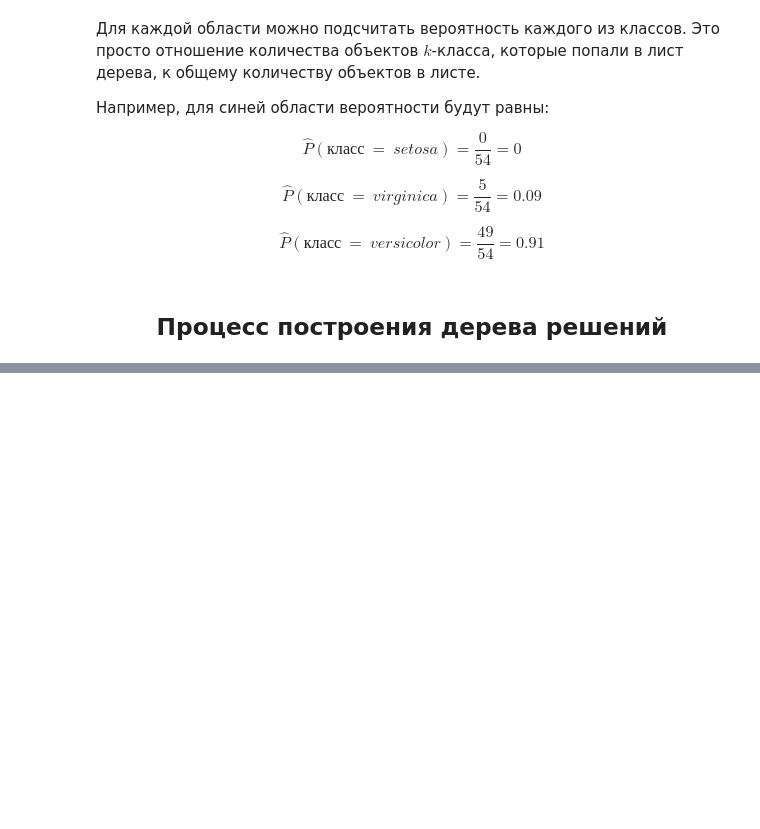
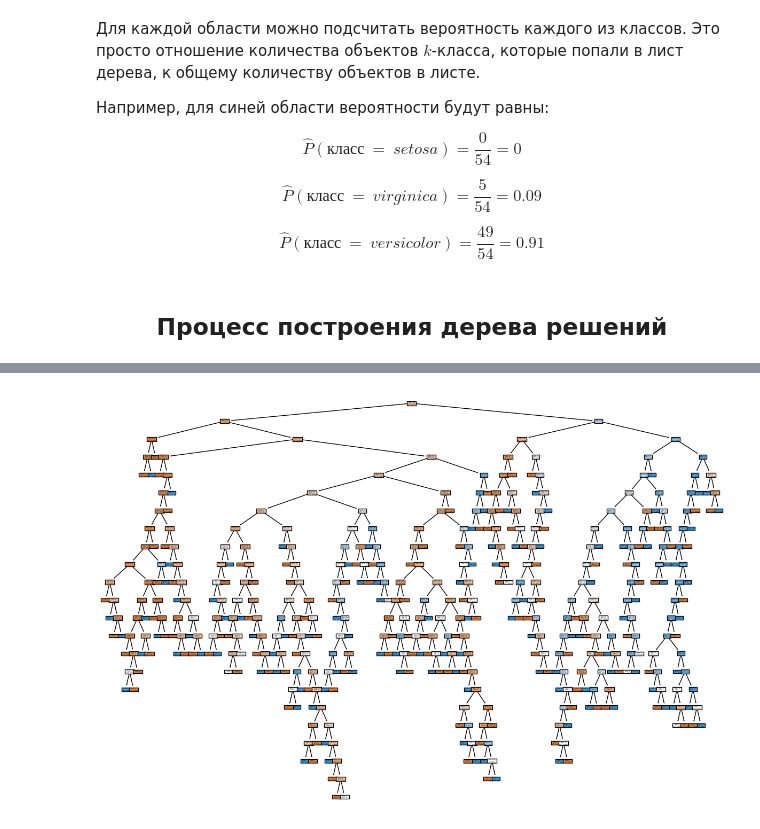
Before and after one commit to Rai1ag/Library, a Jupyter notebook: ML_3_Обучение с учителем классификация/theory.ipynb, the cells around one changed output, grey strips where cells are left out. Saved outputs shown, nothing was run; the diff lists cells and outputs as text; code cells hidden in the pictures; blank space fills up the shorter version.

```diff
--- a/ML_3_Обучение с учителем классификация/theory.ipynb
+++ b/ML_3_Обучение с учителем классификация/theory.ipynb
@@ -385,0 +650,8 @@ $$\hat{P} (класс \ = \ versicolor) = \frac{49}{54} = 0.91$$
+# %%
+#Создаём объект класса DecisionTreeClassifier
+dt_clf_bad = tree.DecisionTreeClassifier(
+    criterion='entropy', #критерий информативности
+    random_state=42 #генератор случайных чисел
+)
+#Обучаем дерево решений по алгоритму CART без ограничения его длины
+dt_clf_bad.fit(X, y)
@@ -385,0 +674,13 @@ $$\hat{P} (класс \ = \ versicolor) = \frac{49}{54} = 0.91$$
+# %%
+#Создаём фигуру для визуализации графа
+fig = plt.figure(figsize=(15, 10))
+
+#Строим граф
+tree_graph = tree.plot_tree(
+    dt_clf_bad, #объект обученного дерева
+    feature_names=X.columns, #наименования факторов
+    class_names=["0 - Not diabetic", "1 - Diabetic"], #имена классов
+    filled=True, #расцветка графа
+);
+# %% [output]
+[figure, added]
```
Also changed, not shown: parts of 53 cells of this notebook.
